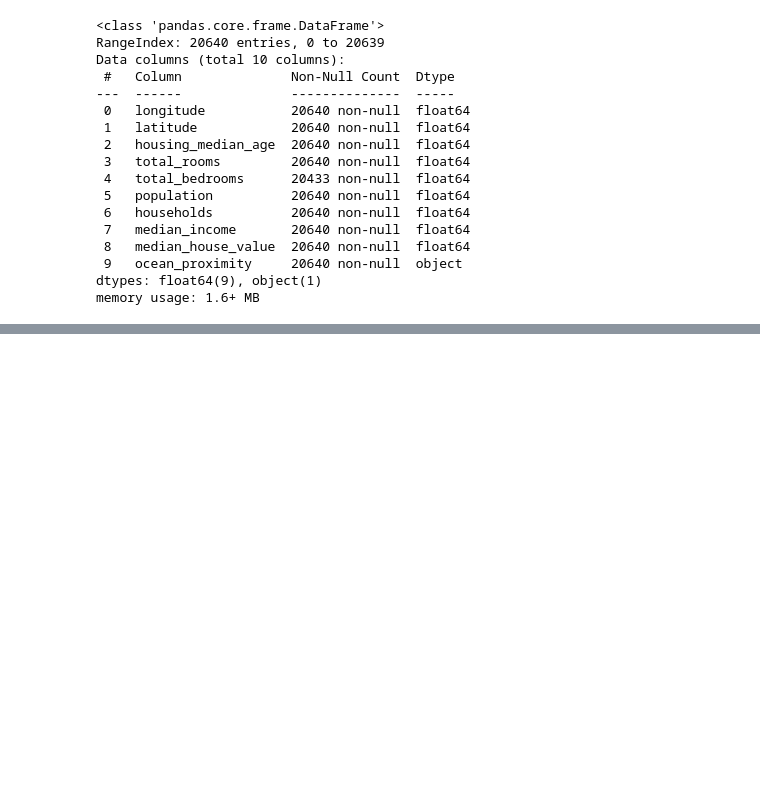
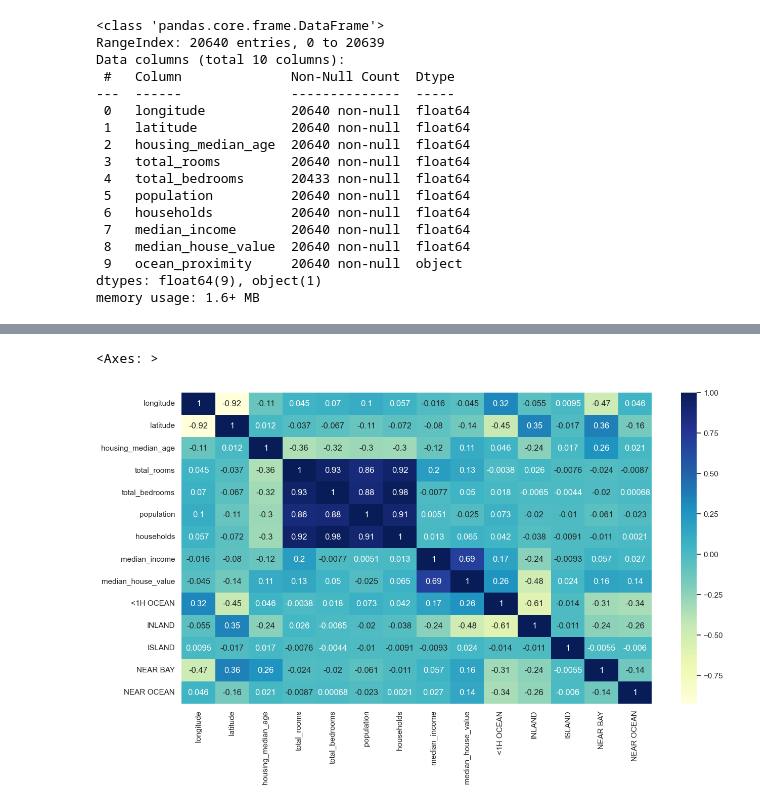
Before and after one commit to Mind0T/Entreno-code, a Jupyter notebook: python/inteligenciaArtificialDom/Casas_California/repaso.ipynb, the cells around one changed output, grey strips where cells are left out. Drawn from its saved outputs; the diff is of its cells as text; code cells hidden in the pictures; blank space fills up the shorter version.

```diff
--- a/python/inteligenciaArtificialDom/Casas_California/repaso.ipynb
+++ b/python/inteligenciaArtificialDom/Casas_California/repaso.ipynb
@@ -43,0 +83,3 @@ df.describe()
+# %%
+df_na=df.dropna()
+df_na.info()
@@ -43,0 +104,4 @@ df.describe()
+# %%
+dummies=pd.get_dummies(df["ocean_proximity"],dtype=int)
+# %%
+df_na=df_na.join(dummies)
@@ -43,0 +117,2 @@ df.describe()
+# %%
+df_na=df_na.drop(["ocean_proximity"],axis=1)
@@ -43,0 +128,6 @@ df.describe()
+# %%
+sb.set(rc={"figure.figsize":(15,8)})
+sb.heatmap(df_na.corr(),annot=True,cmap="YlGnBu")
+# %% [output]
+<Axes: >
+[figure, added]
```
Also changed, not shown: parts of 25 cells of this notebook, 1 other file.
